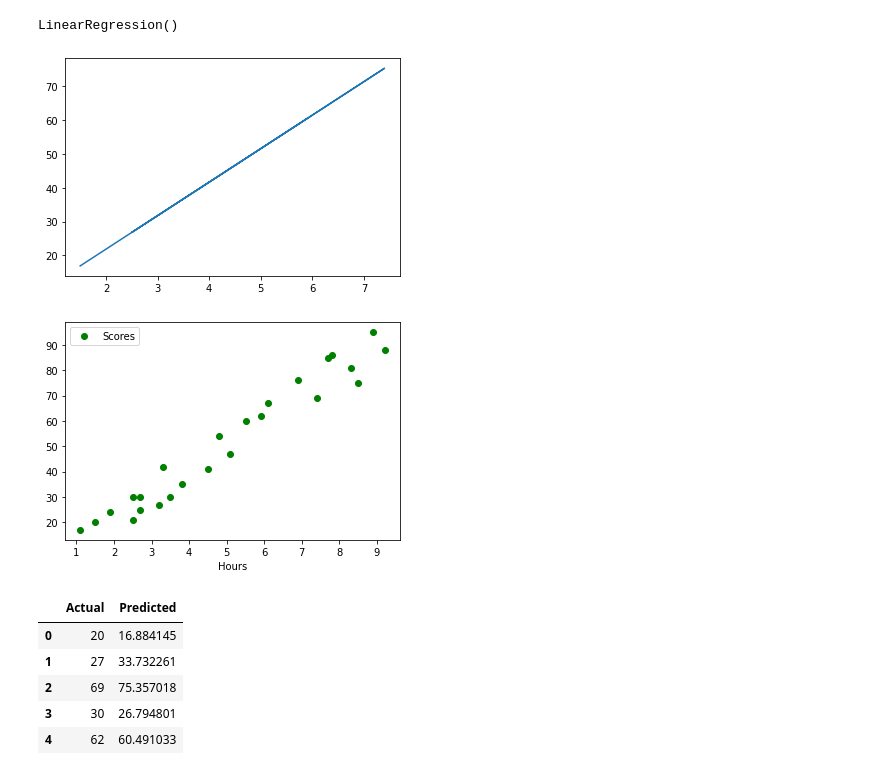
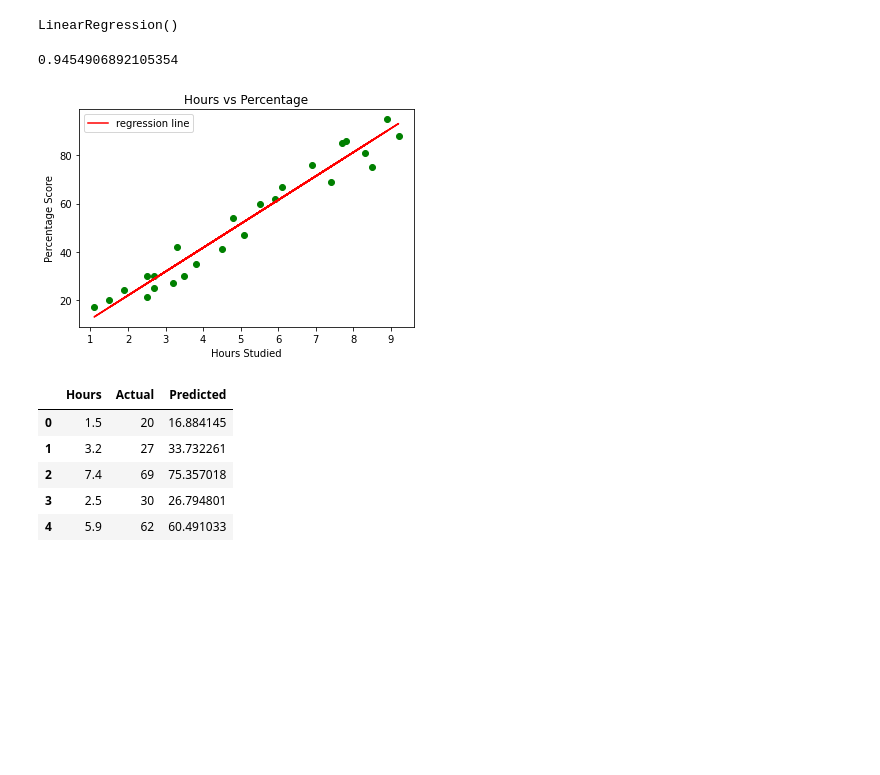
Before and after one commit to ElPatatone/student-mark-prediction, a Jupyter notebook: linear_model.ipynb, the cells around one changed output. Saved outputs shown, nothing was run; the diff lists cells and outputs as text; code cells hidden in the pictures; blank space fills up the shorter version.

Commit message:
fix: refactor model code

```diff
--- a/linear_model.ipynb
+++ b/linear_model.ipynb
@@ -52,25 +53,37 @@ model = LinearRegression()
 model.fit(X_train.reshape(-1,1), y_train)
 # %% [output]
 LinearRegression()
+# %%
+#evaluating the model
+acc = model.score(X_test.reshape(-1,1), y_test)
+print(acc)
+# %% [output]
+0.9454906892105354
 # %%
 #Creating prediction for the testing batch
 y_pred = model.predict(X_test.reshape(-1,1)) # Predicting the scores
 # %%
 # Plotting for the test data
-plt.plot(X_test, y_pred, label='Linear regression')
-data.plot(x='Hours', y='Scores', style='o', color='green')
+line = model.coef_*X + model.intercept_
+
+# Plotting for the test data
+plt.scatter(X, y, color='g')
+plt.plot(X, line, label='regression line', color='r')
+plt.title('Hours vs Percentage')
+plt.xlabel('Hours Studied')
+plt.ylabel('Percentage Score')
+plt.legend(loc="upper left")
 plt.show()
 # %% [output]
-[figure, old version]
+[figure, new version]
-[figure, removed]
 # %%
 # Comparing Actual vs Predicted
-df = pd.DataFrame({'Actual': y_test, 'Predicted': y_pred})
+df = pd.DataFrame({'Hours': X_test, 'Actual': y_test, 'Predicted': y_pred})
 df
 # %% [output]
-|  | Actual | Predicted |
-| 0 | 20 | 16.884145 |
-| 1 | 27 | 33.732261 |
-| 2 | 69 | 75.357018 |
-| 3 | 30 | 26.794801 |
-| 4 | 62 | 60.491033 |
+|  | Hours | Actual | Predicted |
+| 0 | 1.5 | 20 | 16.884145 |
+| 1 | 3.2 | 27 | 33.732261 |
+| 2 | 7.4 | 69 | 75.357018 |
+| 3 | 2.5 | 30 | 26.794801 |
+| 4 | 5.9 | 62 | 60.491033 |
```
Also changed, not shown: parts of 2 cells of this notebook.
